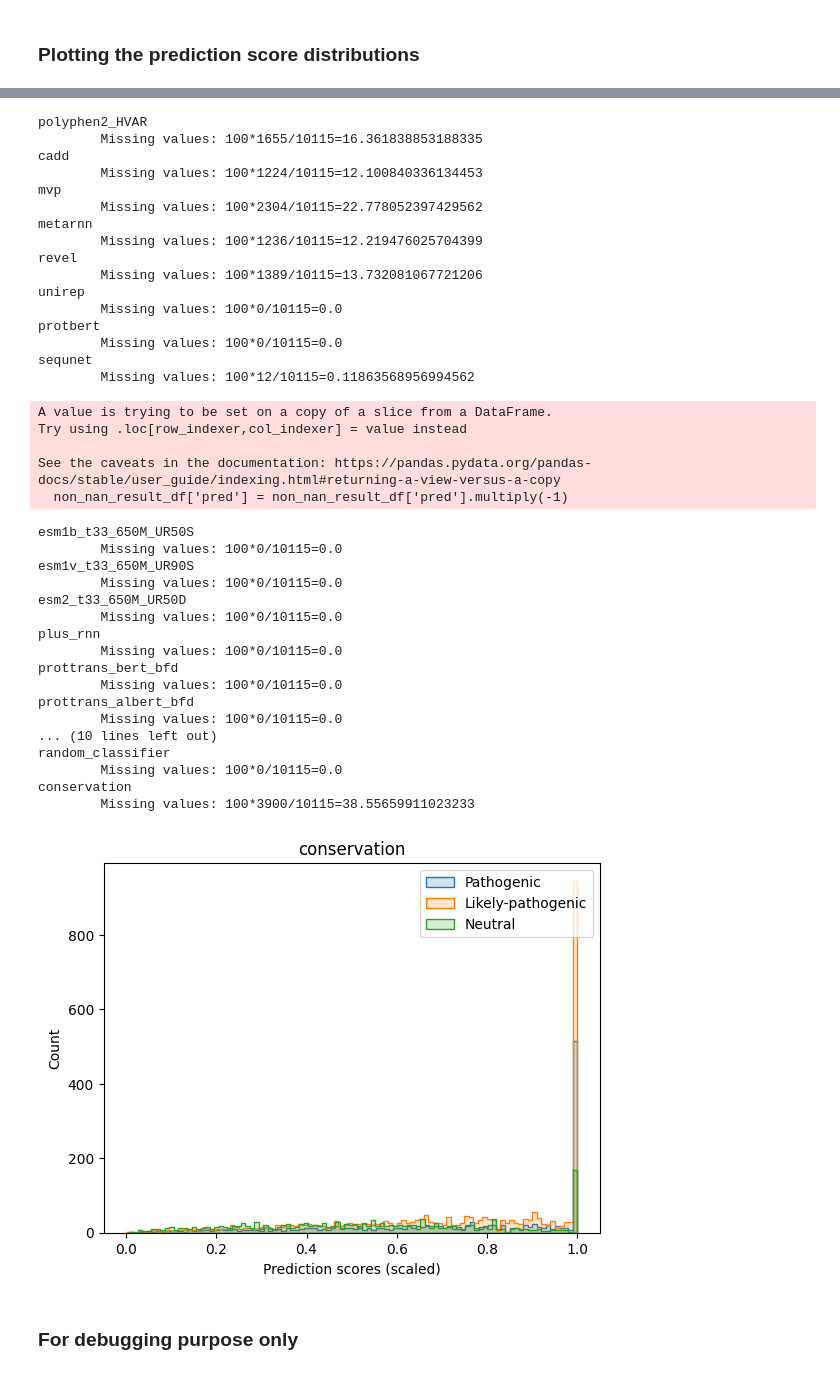
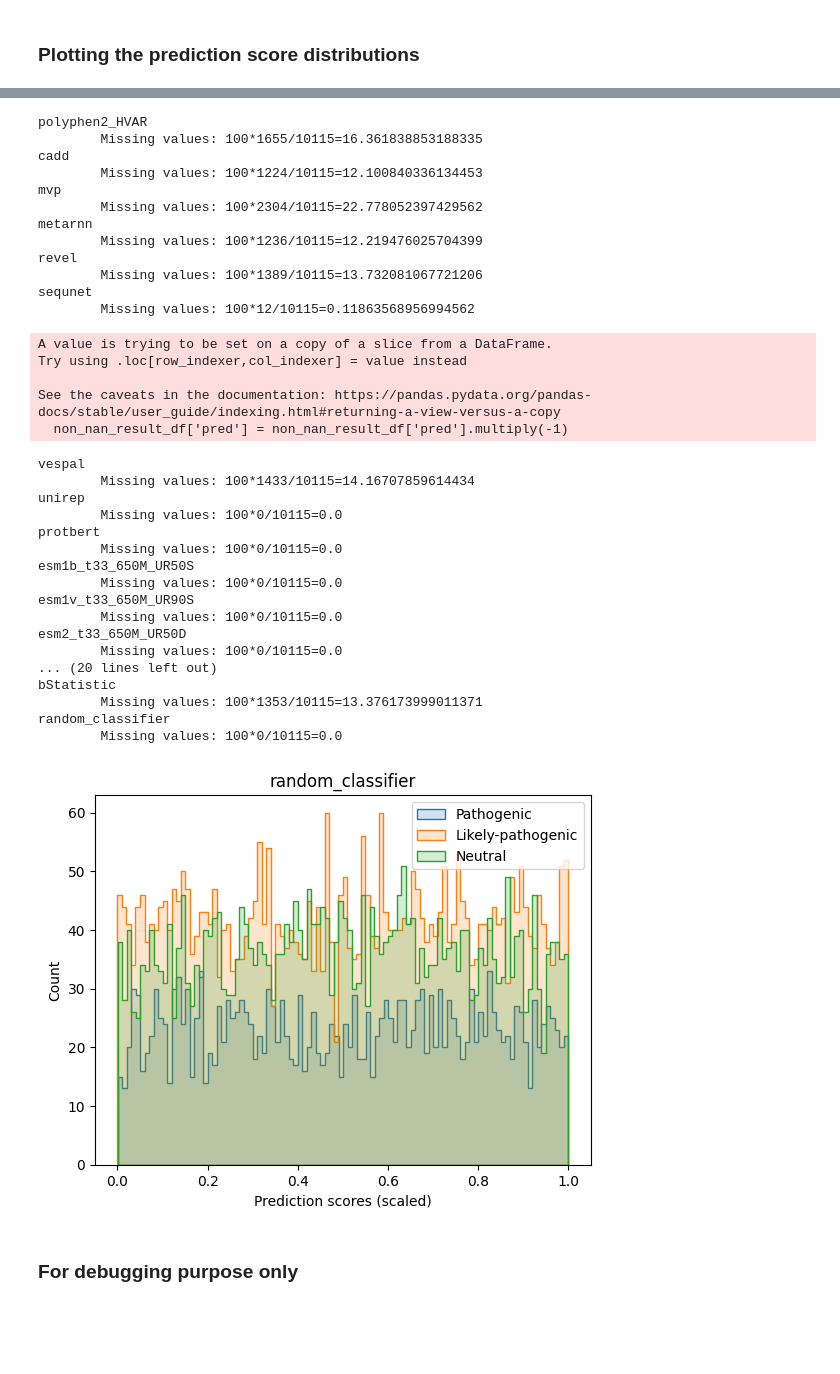
Before and after one commit to akabiraka/variant_effect_analysis, a Jupyter notebook: models/aa_common/performance_analysis_for_pathogenicity.ipynb, the cells around one changed output, grey strips where cells are left out. Saved outputs shown, nothing was run; the diff lists cells and outputs as text; code cells hidden in the pictures; blank space fills up the shorter version.

Commit message:
refactored, vespa prediction scores computed for popu-freq and pathogenicity

```diff
--- a/models/aa_common/performance_analysis_for_pathogenicity.ipynb
+++ b/models/aa_common/performance_analysis_for_pathogenicity.ipynb
@@ -32,18 +33,23 @@ models_smaller_means_damaging = ["sequnet", "sift"]
 metrics = ["KS-statistic", "KS-pvalue", "AUC-ROC", "AUC-PR", "F1-max", "Th-max", "Precision", "Recall", "Accuracy", "Balanced-accuracy", "MCC", "Missing values (%)"]
 # %%
 columns = ['id', 'chrom_acc_version', 'chrom_pos', 'ref_allele', 'alt_allele',
-            'prot_acc_version', 'prot_pos', 'wt', 'mut', 'class', 'sift_pred',
-            'polyphen2_HVAR_pred', 'cadd_pred', 'mvp_pred', 'metarnn_pred',
-            'revel_pred', 'unirep_pred', 'protbert_pred', 'sequnet_pred',
-            'esm1b_t33_650M_UR50S_pred', 'esm1v_t33_650M_UR90S_pred',
-            'esm2_t33_650M_UR50D_pred', 'plus_rnn_pred', 'prottrans_bert_bfd_pred',
-            'prottrans_albert_bfd_pred', 'prottrans_xlnet_uniref100_pred',
-            'prottrans_t5_bfd_pred', 'prottrans_t5_uniref50_pred',
-            'prottrans_t5_xl_u50_pred', 'vespal_pred', 'conservation_pred']
+            'prot_acc_version', 'prot_pos', 'wt', 'mut', 'class',
+            'sift_pred', 'polyphen2_HVAR_pred', 'cadd_pred', 'mvp_pred',
+            'metarnn_pred', 'revel_pred', 'sequnet_pred', 'vespal_pred',
+            'unirep_pred', 'protbert_pred', 'esm1b_t33_650M_UR50S_pred',
+            'esm1v_t33_650M_UR90S_pred', 'esm2_t33_650M_UR50D_pred',
+            'plus_rnn_pred', 'prottrans_bert_bfd_pred', 'prottrans_albert_bfd_pred',
+            'prottrans_xlnet_uniref100_pred', 'prottrans_t5_bfd_pred',
+            'prottrans_t5_uniref50_pred', 'prottrans_t5_xl_u50_pred',
+            'integrated_fitCons_pred', 'phyloP17way_primate_pred',
+            'phastCons17way_primate_pred', 'bStatistic_pred',
+            'n_methods_having_preds']
 
 patho_and_likelypatho_result_df = pd.read_csv(home_dir+f"models/aa_common/merged_predictions/{task}_analysis.csv", sep="\t")
 patho_and_likelypatho_result_df = patho_and_likelypatho_result_df.rename(columns={"clinvar_id":"id"})
 patho_and_likelypatho_result_df = patho_and_likelypatho_result_df[columns]
+print(patho_and_likelypatho_result_df.shape)
+print(patho_and_likelypatho_result_df.columns)
 
 
 popu_freq_result_df = pd.read_csv(home_dir+f"models/aa_common/merged_predictions/popu_freq_analysis.csv", sep="\t")
@@ -59,8 +65,6 @@ popu_freq_result_df = popu_freq_result_df[popu_freq_result_df["prot_acc_version"
 print(popu_freq_result_df.shape)
 print(popu_freq_result_df.columns)
 
-print(patho_and_likelypatho_result_df.shape)
-print(patho_and_likelypatho_result_df.columns)
-
 result_df = pd.concat([popu_freq_result_df, patho_and_likelypatho_result_df])
+result_df["class"].value_counts()
 # %% [output]
@@ -123,7 +131,7 @@ def sample_positive_and_negative_data_points(df):
     return result_df
 
 def get_pathogenic_analysis_threshold(model_name):
-    patho_performance_metrics_df = pd.read_csv(home_dir+f"models/aa_common/performance_analysis/{task}_pathogenic_vs_{negative_cls}_analysis.csv", sep="\t")
+    patho_performance_metrics_df = pd.read_csv(home_dir+f"models/aa_common/performance_analysis/{task}_Pathogenic_vs_{negative_cls}_analysis.csv", sep="\t")
     patho_th_max = patho_performance_metrics_df[patho_performance_metrics_df["Models\\Metrics"]==model_name]["Th-max"].values[1]
     patho_th_max = patho_th_max.split('(')[0]
     patho_th_max = float(patho_th_max)
@@ -153,7 +161,7 @@ for i, (model_root, model_name) in enumerate(model_root_and_name_tuple_list):
         auc_pr_score, precisions, recalls, thresholds = get_auc_pr_score(non_nan_result_df)
         f1_max, th_max, precisions, recalls, thresholds = get_f1max_and_th(precisions, recalls, thresholds)
 
-        if positive_cls=="likely_pathogenic": th_max =  get_pathogenic_analysis_threshold(model_name)
+        if positive_cls=="Likely-pathogenic": th_max =  get_pathogenic_analysis_threshold(model_name)
 
         precision = get_precision_score(non_nan_result_df, th_max)
         recall = get_recall_score(non_nan_result_df, th_max)
@@ -407,9 +415,9 @@ def plot_distribution(result_df):
     df = result_df.copy(deep=True)
     plt.cla()
 
-    patho = result_df[result_df["class"]=="pathogenic"]
-    likely_patho = result_df[result_df["class"]=="likely_pathogenic"]
-    neutral = result_df[result_df["class"]=="neutral"]
+    patho = result_df[result_df["class"]=="Pathogenic"]
+    likely_patho = result_df[result_df["class"]=="Likely-pathogenic"]
+    neutral = result_df[result_df["class"]=="Neutral"]
 
     bins = 100 # 20, 100, 500
     # plt.hist(knock_out["pred"], bins=bins, density=False, log=False, alpha=.4, label=f"Knock-out")
@@ -450,47 +458,43 @@ sift
 A value is trying to be set on a copy of a slice from a DataFrame.
 Try using .loc[row_indexer,col_indexer] = value instead
 
 See the caveats in the documentation: https://pandas.pydata.org/pandas-docs/stable/user_guide/indexing.html#returning-a-view-versus-a-copy
   non_nan_result_df['pred'] = non_nan_result_df['pred'].multiply(-1)
 polyphen2_HVAR
         Missing values: 100*1655/10115=16.361838853188335
 cadd
         Missing values: 100*1224/10115=12.100840336134453
 mvp
         Missing values: 100*2304/10115=22.778052397429562
 metarnn
         Missing values: 100*1236/10115=12.219476025704399
 revel
         Missing values: 100*1389/10115=13.732081067721206
-unirep
-        Missing values: 100*0/10115=0.0
-protbert
-        Missing values: 100*0/10115=0.0
 sequnet
         Missing values: 100*12/10115=0.11863568956994562
 A value is trying to be set on a copy of a slice from a DataFrame.
 Try using .loc[row_indexer,col_indexer] = value instead
 
 See the caveats in the documentation: https://pandas.pydata.org/pandas-docs/stable/user_guide/indexing.html#returning-a-view-versus-a-copy
   non_nan_result_df['pred'] = non_nan_result_df['pred'].multiply(-1)
+vespal
+        Missing values: 100*1433/10115=14.16707859614434
+unirep
+        Missing values: 100*0/10115=0.0
+protbert
+        Missing values: 100*0/10115=0.0
 esm1b_t33_650M_UR50S
         Missing values: 100*0/10115=0.0
 esm1v_t33_650M_UR90S
         Missing values: 100*0/10115=0.0
 esm2_t33_650M_UR50D
         Missing values: 100*0/10115=0.0
-plus_rnn
-        Missing values: 100*0/10115=0.0
-prottrans_bert_bfd
-        Missing values: 100*0/10115=0.0
-prottrans_albert_bfd
-        Missing values: 100*0/10115=0.0
-... (10 lines left out)
+... (20 lines left out)
+bStatistic
+        Missing values: 100*1353/10115=13.376173999011371
 random_classifier
         Missing values: 100*0/10115=0.0
-conservation
-        Missing values: 100*3900/10115=38.55659911023233
-[figure, old version]
+[figure, new version]
 # %% [markdown]
 ### For debugging purpose only
 # %%
```
Also changed, not shown: parts of 3 cells of this notebook, 17 other files.
